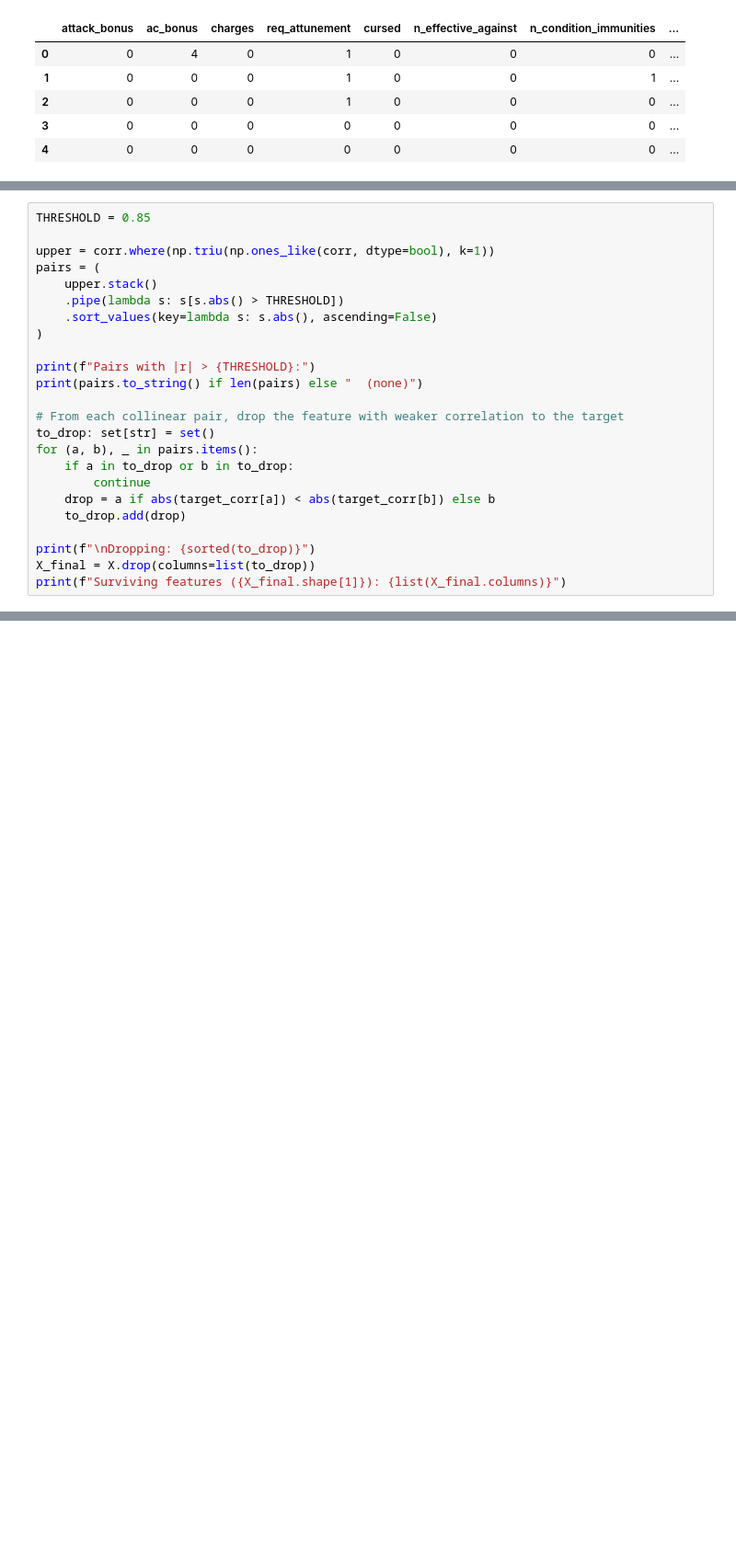
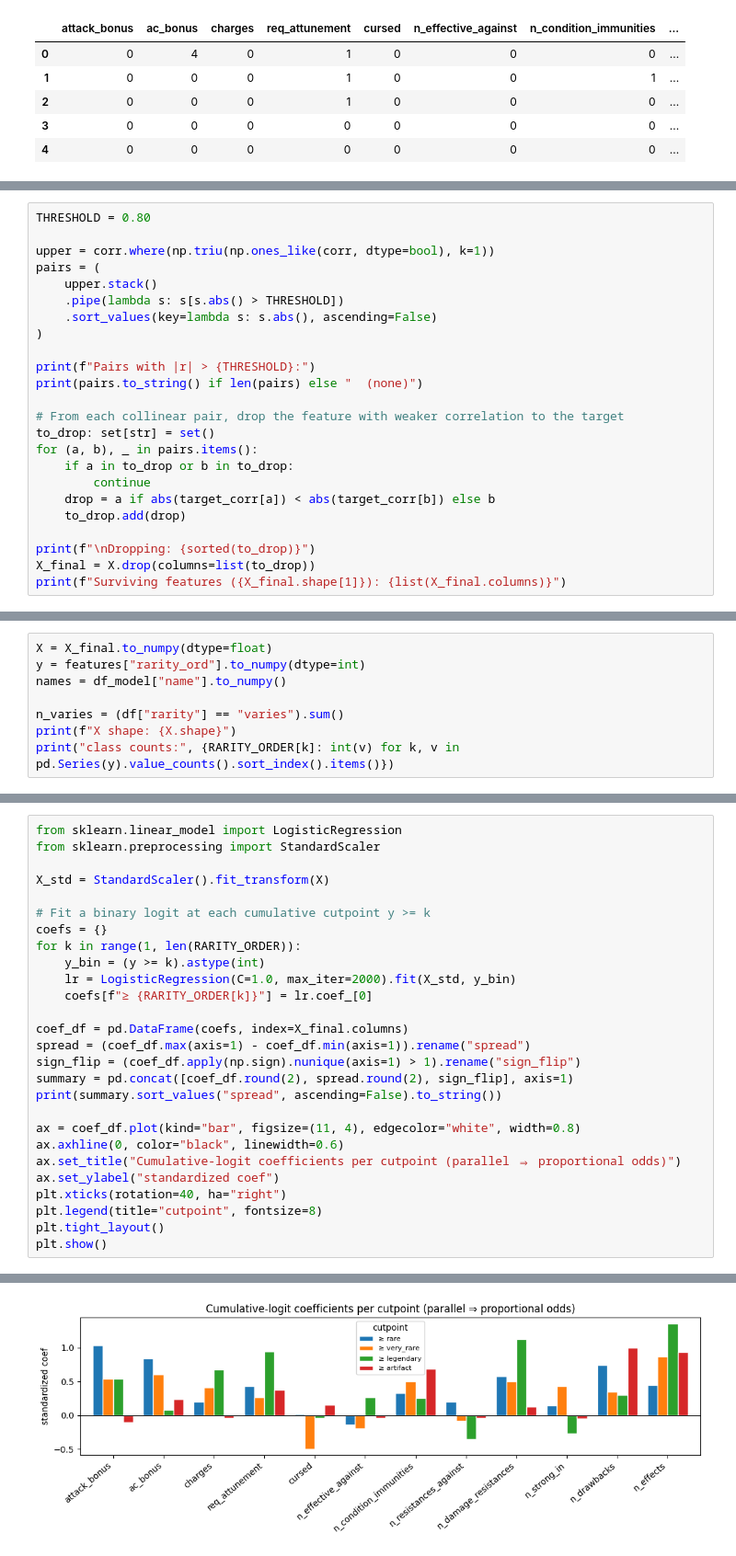
Before and after one commit to alfredmastan/take_home_assignment, a Jupyter notebook: reznar/analysis.ipynb, the cells around one changed output, grey strips where cells are left out. Shown at 92% size. Cells and saved outputs as stored; diff of their text form; blank space fills up the shorter version.

Commit message:
tested baseline models

```diff
--- a/reznar/analysis.ipynb
+++ b/reznar/analysis.ipynb
@@ -136,7 +136,7 @@ plt.show()
 # %% [output]
 [figure]
 # %%
-THRESHOLD = 0.85
+THRESHOLD = 0.80
 
 upper = corr.where(np.triu(np.ones_like(corr, dtype=bool), k=1))
 pairs = (
@@ -167,0 +172,8 @@ Surviving features (12): ['attack_bonus', 'ac_bonus', 'charges', 'req_attunement
+# %%
+X = X_final.to_numpy(dtype=float)
+y = features["rarity_ord"].to_numpy(dtype=int)
+names = df_model["name"].to_numpy()
+
+n_varies = (df["rarity"] == "varies").sum()
+print(f"X shape: {X.shape}")
+print("class counts:", {RARITY_ORDER[k]: int(v) for k, v in pd.Series(y).value_counts().sort_index().items()})
@@ -167,0 +191,28 @@ Surviving features (12): ['attack_bonus', 'ac_bonus', 'charges', 'req_attunement
+# %%
+from sklearn.linear_model import LogisticRegression
+from sklearn.preprocessing import StandardScaler
+
+X_std = StandardScaler().fit_transform(X)
+
+# Fit a binary logit at each cumulative cutpoint y >= k
+coefs = {}
+for k in range(1, len(RARITY_ORDER)):
+    y_bin = (y >= k).astype(int)
+    lr = LogisticRegression(C=1.0, max_iter=2000).fit(X_std, y_bin)
+    coefs[f"≥ {RARITY_ORDER[k]}"] = lr.coef_[0]
+
+coef_df = pd.DataFrame(coefs, index=X_final.columns)
+spread = (coef_df.max(axis=1) - coef_df.min(axis=1)).rename("spread")
+sign_flip = (coef_df.apply(np.sign).nunique(axis=1) > 1).rename("sign_flip")
+summary = pd.concat([coef_df.round(2), spread.round(2), sign_flip], axis=1)
+print(summary.sort_values("spread", ascending=False).to_string())
+
+ax = coef_df.plot(kind="bar", figsize=(11, 4), edgecolor="white", width=0.8)
+ax.axhline(0, color="black", linewidth=0.6)
+ax.set_title("Cumulative-logit coefficients per cutpoint (parallel ⇒ proportional odds)")
+ax.set_ylabel("standardized coef")
+plt.xticks(rotation=40, ha="right")
+plt.legend(title="cutpoint", fontsize=8)
+plt.tight_layout()
+plt.show()
+# %% [output]
@@ -167,0 +232 @@ Surviving features (12): ['attack_bonus', 'ac_bonus', 'charges', 'req_attunement
+[figure, added]
```
Also changed, not shown: parts of 8 cells of this notebook, 1 other file.
